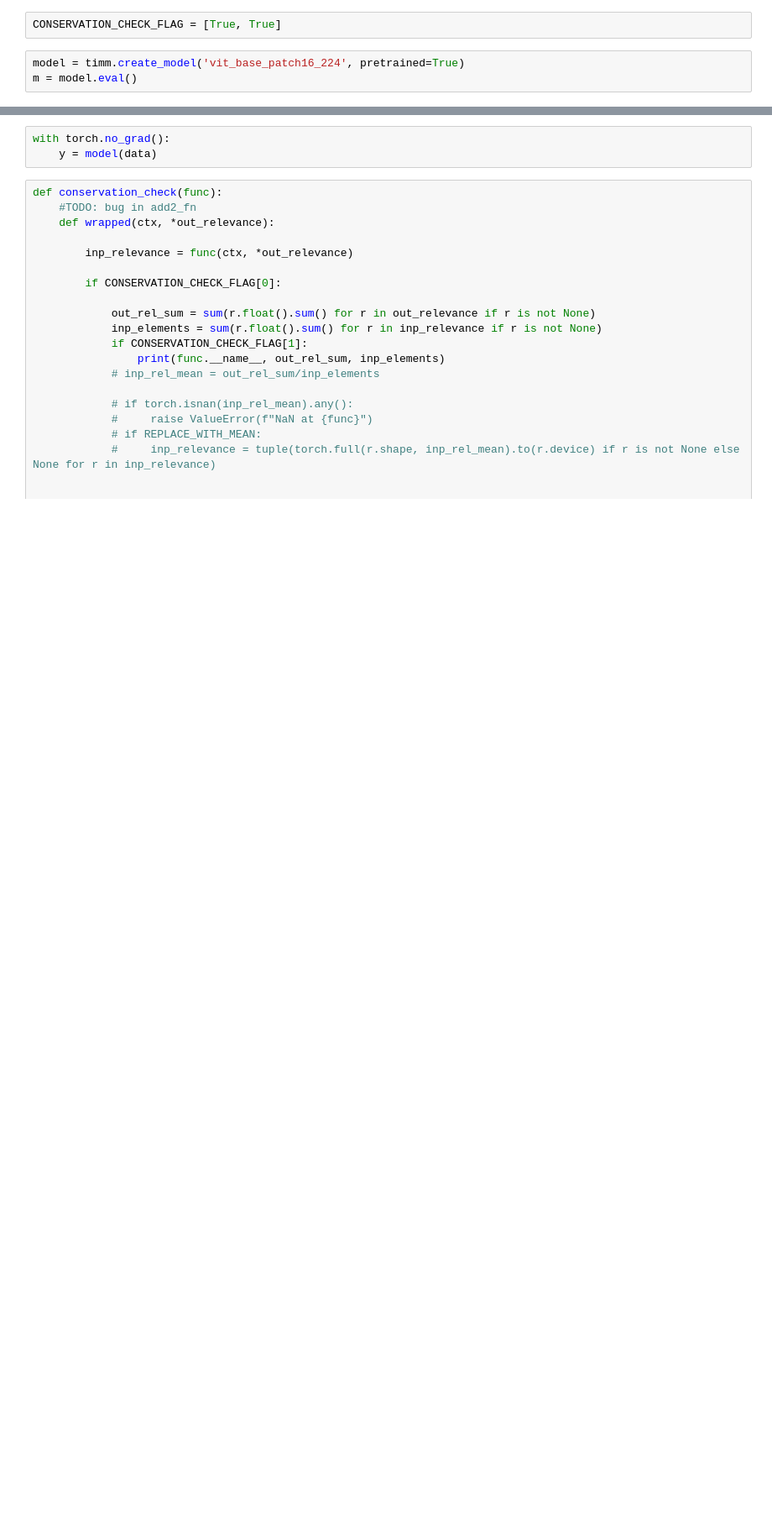
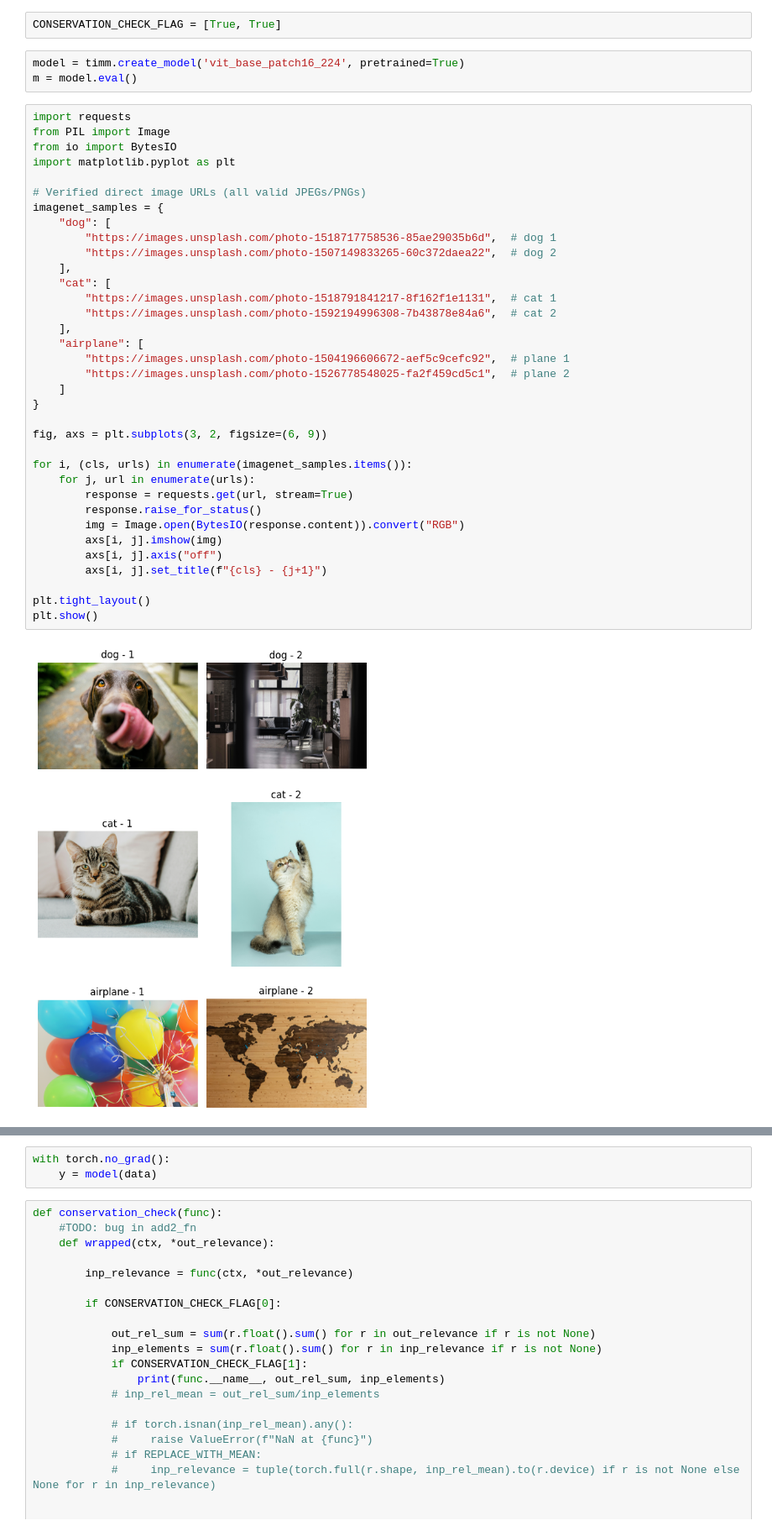
Before and after one commit to SanjithKumar2/Vis-Mechanistic-Interp, a Jupyter notebook: vit_lrp_without_autograd.ipynb, the cells around one changed output, grey strips where cells are left out. Shown at 84% size. Cells and saved outputs as stored; diff of their text form; blank space fills up the shorter version.

```diff
--- a/vit_lrp_without_autograd.ipynb
+++ b/vit_lrp_without_autograd.ipynb
@@ -18,6 +18,43 @@ CONSERVATION_CHECK_FLAG = [True, True]
 # %%
 model = timm.create_model('vit_base_patch16_224', pretrained=True)
 m = model.eval()
+# %%
+import requests
+from PIL import Image
+from io import BytesIO
+import matplotlib.pyplot as plt
+
+# Verified direct image URLs (all valid JPEGs/PNGs)
+imagenet_samples = {
+    "dog": [
+        "https://images.unsplash.com/photo-1518717758536-85ae29035b6d",  # dog 1
+        "https://images.unsplash.com/photo-1507149833265-60c372daea22",  # dog 2
+    ],
+    "cat": [
+        "https://images.unsplash.com/photo-1518791841217-8f162f1e1131",  # cat 1
+        "https://images.unsplash.com/photo-1592194996308-7b43878e84a6",  # cat 2
+    ],
+    "airplane": [
+        "https://images.unsplash.com/photo-1504196606672-aef5c9cefc92",  # plane 1
+        "https://images.unsplash.com/photo-1526778548025-fa2f459cd5c1",  # plane 2
+    ]
+}
+
+fig, axs = plt.subplots(3, 2, figsize=(6, 9))
+
+for i, (cls, urls) in enumerate(imagenet_samples.items()):
+    for j, url in enumerate(urls):
+        response = requests.get(url, stream=True)
+        response.raise_for_status()
+        img = Image.open(BytesIO(response.content)).convert("RGB")
+        axs[i, j].imshow(img)
+        axs[i, j].axis("off")
+        axs[i, j].set_title(f"{cls} - {j+1}")
+
+plt.tight_layout()
+plt.show()
+# %% [output]
+[figure, added]
 # %%
 # Download a sample image
 url = "https://github.com/pytorch/hub/raw/master/images/dog.jpg"
```
Also changed, not shown: parts of 24 cells of this notebook.
